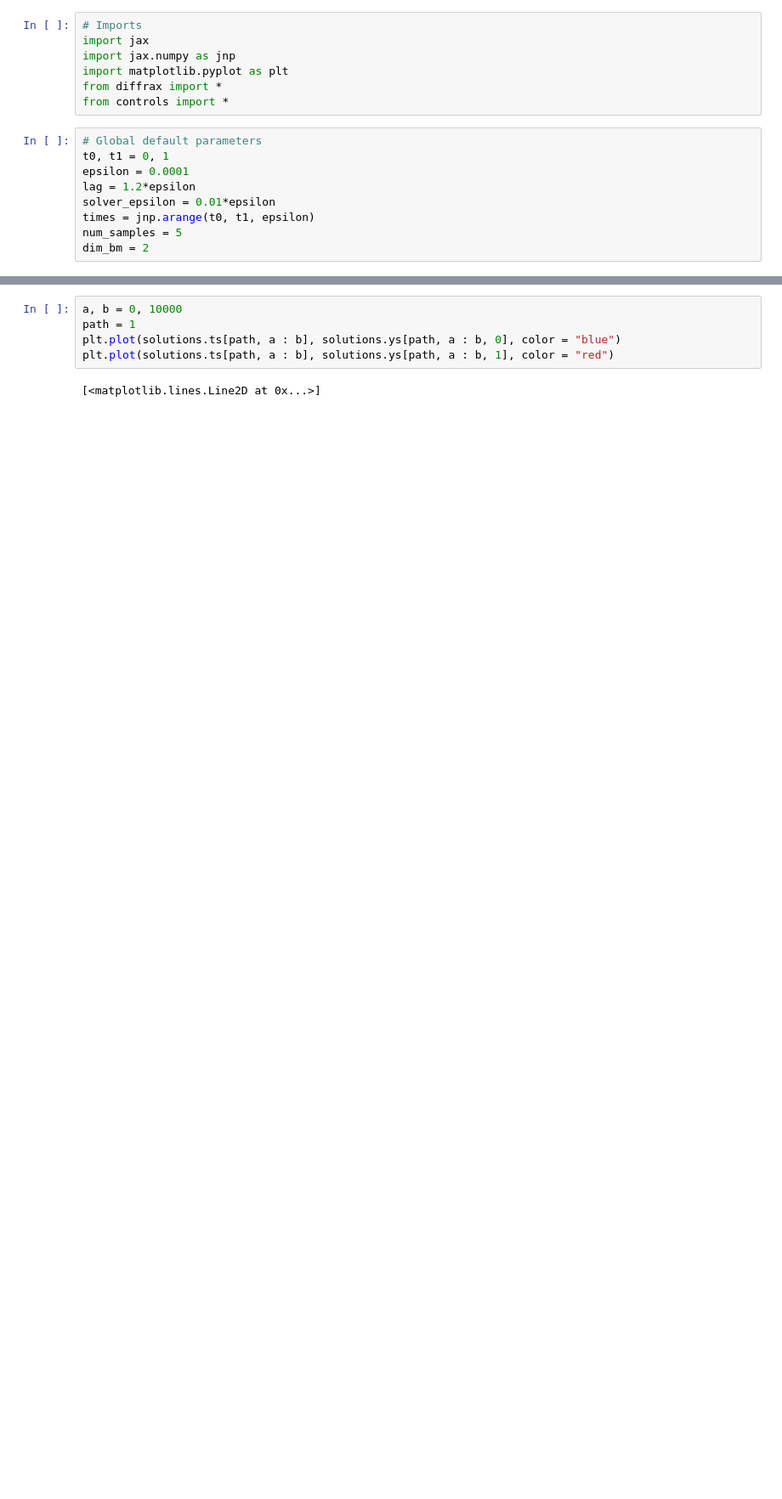
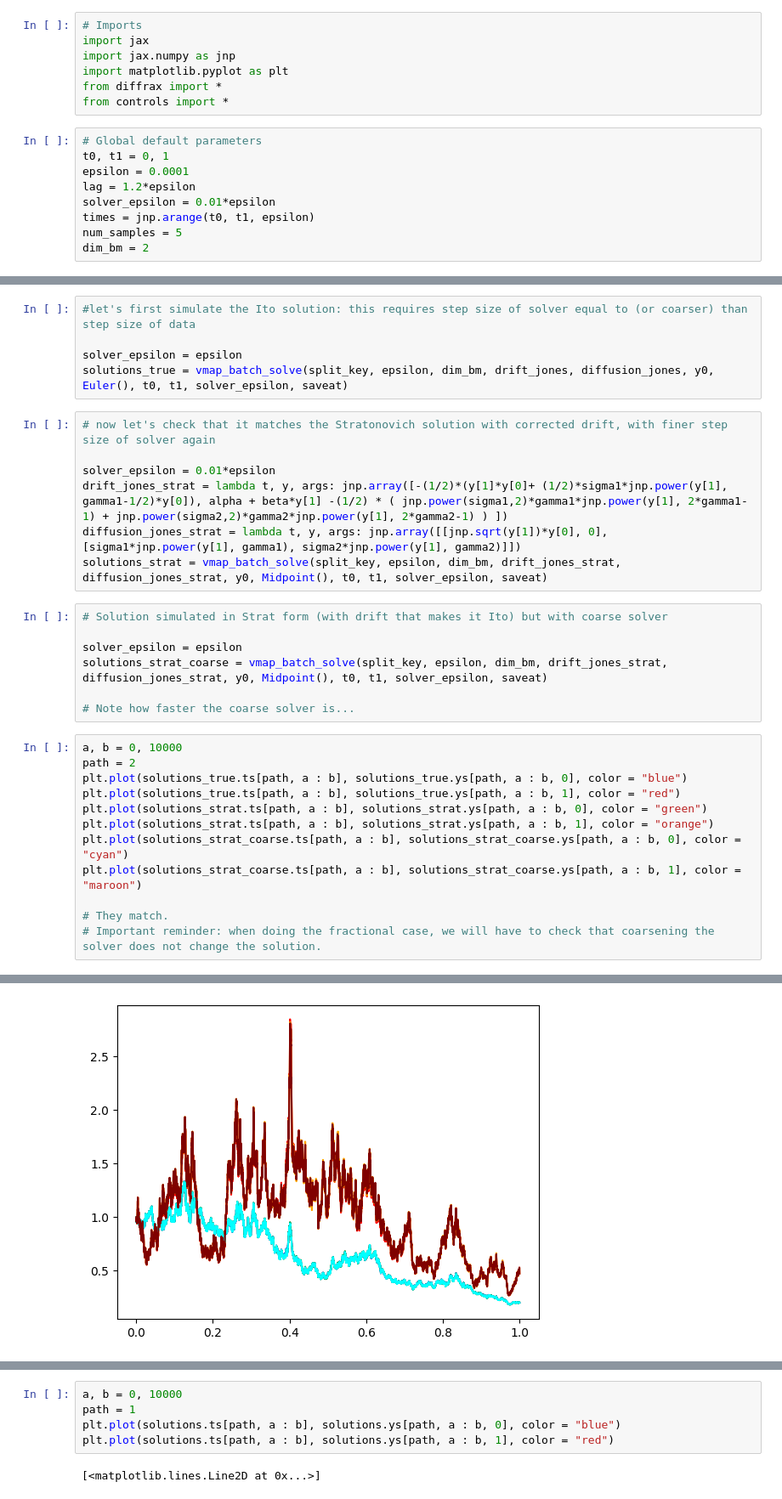
Before and after one commit to emilioferrucci/rough-vol-rough-paths, a Jupyter notebook: RDEs.ipynb, the cells around one changed output, grey strips where cells are left out. Shown at 85% size. Saved outputs shown, nothing was run; the diff lists cells and outputs as text; blank space fills up the shorter version.

```diff
--- a/RDEs.ipynb
+++ b/RDEs.ipynb
@@ -84,0 +93,32 @@ plt.plot(solutions.ts[path, a : b], solutions.ys[path, a : b, 1], color = "red")
+# %%
+#let's first simulate the Ito solution: this requires step size of solver equal to (or coarser) than step size of data
+
+solver_epsilon = epsilon
+solutions_true = vmap_batch_solve(split_key, epsilon, dim_bm, drift_jones, diffusion_jones, y0, Euler(), t0, t1, solver_epsilon, saveat)
+# %%
+# now let's check that it matches the Stratonovich solution with corrected drift, with finer step size of solver again
+
+solver_epsilon = 0.01*epsilon
+drift_jones_strat = lambda t, y, args: jnp.array([-(1/2)*(y[1]*y[0]+ (1/2)*sigma1*jnp.power(y[1], gamma1-1/2)*y[0]), alpha + beta*y[1] -(1/2) * ( jnp.power(sigma1,2)*gamma1*jnp.power(y[1], 2*gamma1-1) + jnp.power(sigma2,2)*gamma2*jnp.power(y[1], 2*gamma2-1) ) ])
+diffusion_jones_strat = lambda t, y, args: jnp.array([[jnp.sqrt(y[1])*y[0], 0], [sigma1*jnp.power(y[1], gamma1), sigma2*jnp.power(y[1], gamma2)]])
+solutions_strat = vmap_batch_solve(split_key, epsilon, dim_bm, drift_jones_strat, diffusion_jones_strat, y0, Midpoint(), t0, t1, solver_epsilon, saveat)
+# %%
+# Solution simulated in Strat form (with drift that makes it Ito) but with coarse solver
+
+solver_epsilon = epsilon
+solutions_strat_coarse = vmap_batch_solve(split_key, epsilon, dim_bm, drift_jones_strat, diffusion_jones_strat, y0, Midpoint(), t0, t1, solver_epsilon, saveat)
+
+# Note how faster the coarse solver is...
+# %%
+a, b = 0, 10000
+path = 2
+plt.plot(solutions_true.ts[path, a : b], solutions_true.ys[path, a : b, 0], color = "blue")
+plt.plot(solutions_true.ts[path, a : b], solutions_true.ys[path, a : b, 1], color = "red")
+plt.plot(solutions_strat.ts[path, a : b], solutions_strat.ys[path, a : b, 0], color = "green")
+plt.plot(solutions_strat.ts[path, a : b], solutions_strat.ys[path, a : b, 1], color = "orange")
+plt.plot(solutions_strat_coarse.ts[path, a : b], solutions_strat_coarse.ys[path, a : b, 0], color = "cyan")
+plt.plot(solutions_strat_coarse.ts[path, a : b], solutions_strat_coarse.ys[path, a : b, 1], color = "maroon")
+
+# They match.
+# Important reminder: when doing the fractional case, we will have to check that coarsening the solver does not change the solution.
+# %% [output]
@@ -84,0 +126 @@ plt.plot(solutions.ts[path, a : b], solutions.ys[path, a : b, 1], color = "red")
+[figure, added]
```
Also changed, not shown: parts of 11 cells of this notebook, 2 other files.
